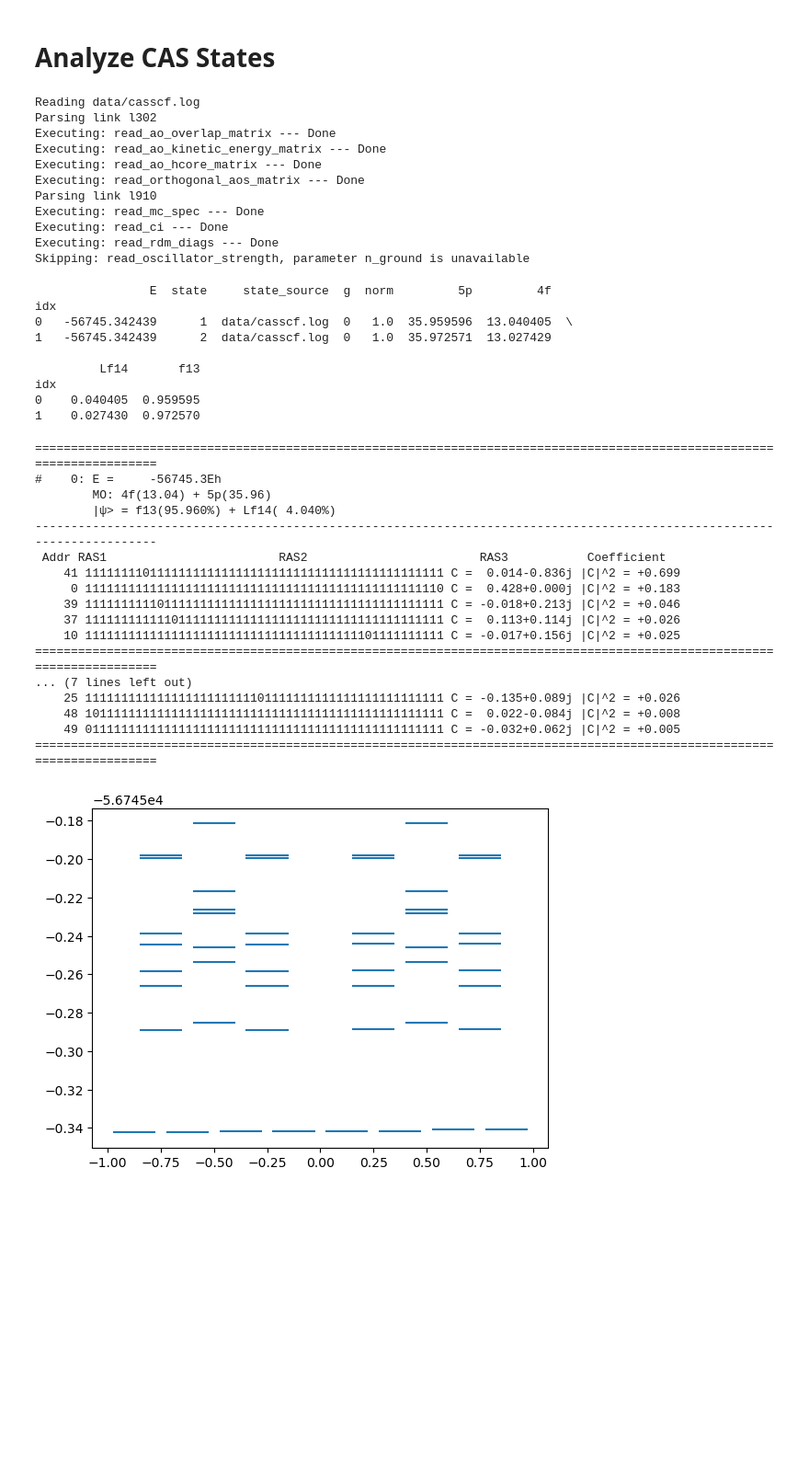
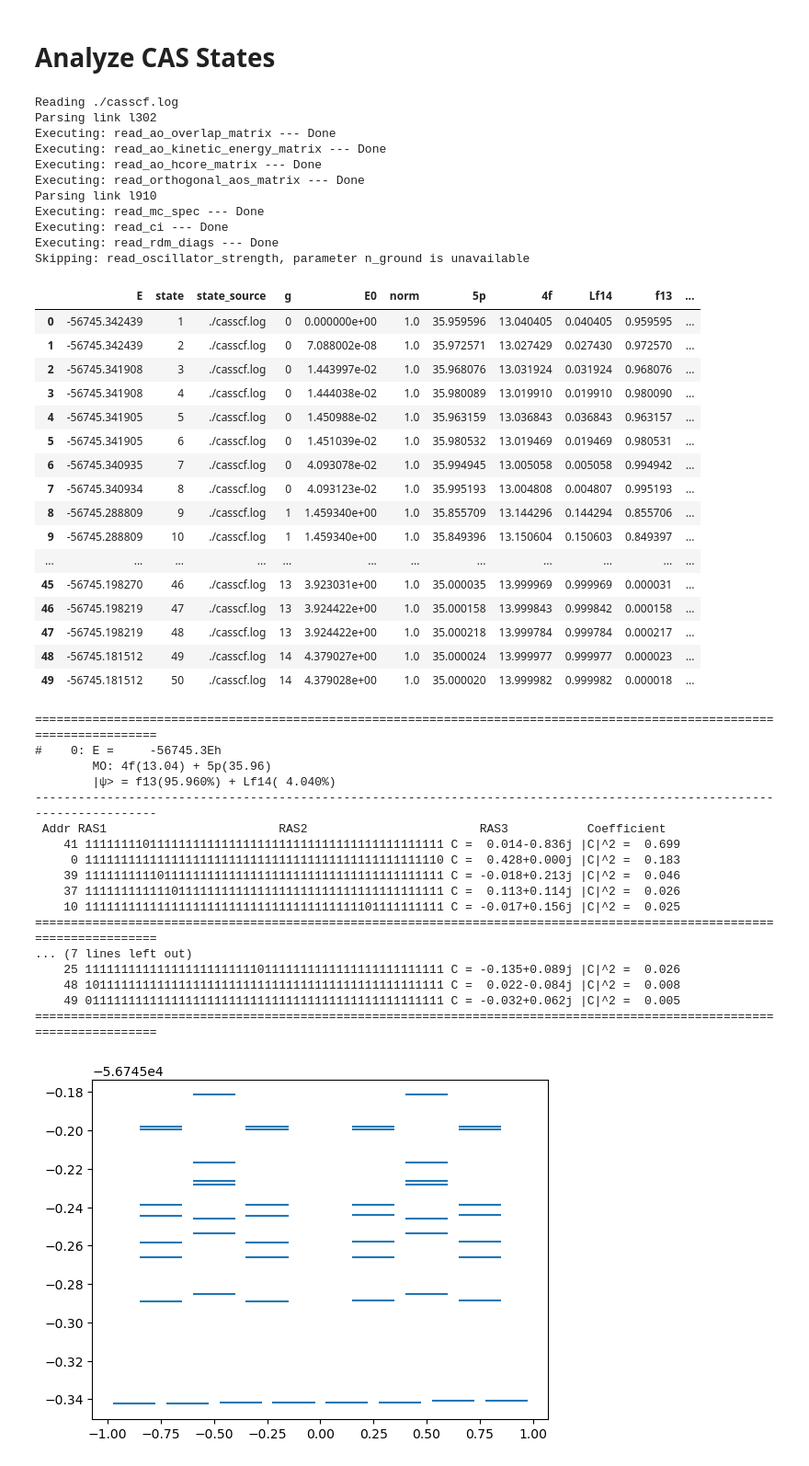
Before and after one commit to kshumilov/mctools, a Jupyter notebook: example/example.ipynb, the cells around one changed output. Shown: that part at 92% size. Cells and saved outputs as stored; diff of their text form; code cells hidden in the pictures; blank space fills up the shorter version.

```diff
--- a/example.ipynb
+++ b/example/example.ipynb
@@ -16,7 +16,7 @@ eV2Eh = 1 / Eh2eV
 
 wn2eV = 1.23981e-4
 
-data_dir = os.path.join('data')
+data_dir = os.path.join('.')
 # %% [markdown]
 # Analyze CAS States
 # %%
@@ -40,7 +40,7 @@ cas_space.set_config_classes({
 
 cas_states.analyze()
 # %% [output]
-Reading data/casscf.log
+Reading ./casscf.log
 Parsing link l302
 Executing: read_ao_overlap_matrix --- Done
 Executing: read_ao_kinetic_energy_matrix --- Done
@@ -51,19 +51,26 @@ Executing: read_mc_spec --- Done
 Executing: read_ci --- Done
 Executing: read_rdm_diags --- Done
 Skipping: read_oscillator_strength, parameter n_ground is unavailable
-# %%
-idx = cas_states.df.state.isin([1, 2])
-print(cas_states.df[idx])
-# %% [output]
-                E  state     state_source  g  norm         5p         4f
-idx
-0   -56745.342439      1  data/casscf.log  0   1.0  35.959596  13.040405  \
-1   -56745.342439      2  data/casscf.log  0   1.0  35.972571  13.027429
-
-         Lf14       f13
-idx
-0    0.040405  0.959595
-1    0.027430  0.972570
+# %%
+cas_states.df
+# %% [output]
+|  | E | state | state_source | g | E0 | norm | 5p | 4f | Lf14 | f13 | ... |
+| 0 | -56745.342439 | 1 | ./casscf.log | 0 | 0.000000e+00 | 1.0 | 35.959596 | 13.040405 | 0.040405 | 0.959595 | ... |
+| 1 | -56745.342439 | 2 | ./casscf.log | 0 | 7.088002e-08 | 1.0 | 35.972571 | 13.027429 | 0.027430 | 0.972570 | ... |
+| 2 | -56745.341908 | 3 | ./casscf.log | 0 | 1.443997e-02 | 1.0 | 35.968076 | 13.031924 | 0.031924 | 0.968076 | ... |
+| 3 | -56745.341908 | 4 | ./casscf.log | 0 | 1.444038e-02 | 1.0 | 35.980089 | 13.019910 | 0.019910 | 0.980090 | ... |
+| 4 | -56745.341905 | 5 | ./casscf.log | 0 | 1.450988e-02 | 1.0 | 35.963159 | 13.036843 | 0.036843 | 0.963157 | ... |
+| 5 | -56745.341905 | 6 | ./casscf.log | 0 | 1.451039e-02 | 1.0 | 35.980532 | 13.019469 | 0.019469 | 0.980531 | ... |
+| 6 | -56745.340935 | 7 | ./casscf.log | 0 | 4.093078e-02 | 1.0 | 35.994945 | 13.005058 | 0.005058 | 0.994942 | ... |
+| 7 | -56745.340934 | 8 | ./casscf.log | 0 | 4.093123e-02 | 1.0 | 35.995193 | 13.004808 | 0.004807 | 0.995193 | ... |
+| 8 | -56745.288809 | 9 | ./casscf.log | 1 | 1.459340e+00 | 1.0 | 35.855709 | 13.144296 | 0.144294 | 0.855706 | ... |
+| 9 | -56745.288809 | 10 | ./casscf.log | 1 | 1.459340e+00 | 1.0 | 35.849396 | 13.150604 | 0.150603 | 0.849397 | ... |
+| ... | ... | ... | ... | ... | ... | ... | ... | ... | ... | ... | ... |
+| 45 | -56745.198270 | 46 | ./casscf.log | 13 | 3.923031e+00 | 1.0 | 35.000035 | 13.999969 | 0.999969 | 0.000031 | ... |
+| 46 | -56745.198219 | 47 | ./casscf.log | 13 | 3.924422e+00 | 1.0 | 35.000158 | 13.999843 | 0.999842 | 0.000158 | ... |
+| 47 | -56745.198219 | 48 | ./casscf.log | 13 | 3.924422e+00 | 1.0 | 35.000218 | 13.999784 | 0.999784 | 0.000217 | ... |
+| 48 | -56745.181512 | 49 | ./casscf.log | 14 | 4.379027e+00 | 1.0 | 35.000024 | 13.999977 | 0.999977 | 0.000023 | ... |
+| 49 | -56745.181512 | 50 | ./casscf.log | 14 | 4.379028e+00 | 1.0 | 35.000020 | 13.999982 | 0.999982 | 0.000018 | ... |
 # %%
 cas_states.print_state(idx=[0, 1])
 # %% [output]
@@ -73,16 +80,16 @@ cas_states.print_state(idx=[0, 1])
         |ψ> = f13(95.960%) + Lf14( 4.040%)
 ------------------------------------------------------------------------------------------------------------------------
  Addr RAS1                        RAS2                        RAS3           Coefficient
-    41 11111111011111111111111111111111111111111111111111 C =  0.014-0.836j |C|^2 = +0.699
-     0 11111111111111111111111111111111111111111111111110 C =  0.428+0.000j |C|^2 = +0.183
-    39 11111111110111111111111111111111111111111111111111 C = -0.018+0.213j |C|^2 = +0.046
-    37 11111111111101111111111111111111111111111111111111 C =  0.113+0.114j |C|^2 = +0.026
-    10 11111111111111111111111111111111111111101111111111 C = -0.017+0.156j |C|^2 = +0.025
+    41 11111111011111111111111111111111111111111111111111 C =  0.014-0.836j |C|^2 =  0.699
+     0 11111111111111111111111111111111111111111111111110 C =  0.428+0.000j |C|^2 =  0.183
+    39 11111111110111111111111111111111111111111111111111 C = -0.018+0.213j |C|^2 =  0.046
+    37 11111111111101111111111111111111111111111111111111 C =  0.113+0.114j |C|^2 =  0.026
+    10 11111111111111111111111111111111111111101111111111 C = -0.017+0.156j |C|^2 =  0.025
 ========================================================================================================================
 ... (7 lines left out)
-    25 11111111111111111111111101111111111111111111111111 C = -0.135+0.089j |C|^2 = +0.026
-    48 10111111111111111111111111111111111111111111111111 C =  0.022-0.084j |C|^2 = +0.008
-    49 01111111111111111111111111111111111111111111111111 C = -0.032+0.062j |C|^2 = +0.005
+    25 11111111111111111111111101111111111111111111111111 C = -0.135+0.089j |C|^2 =  0.026
+    48 10111111111111111111111111111111111111111111111111 C =  0.022-0.084j |C|^2 =  0.008
+    49 01111111111111111111111111111111111111111111111111 C = -0.032+0.062j |C|^2 =  0.005
 ========================================================================================================================
 # %%
 from mctools.plot.states import prepare_state_centers
```
Also changed, not shown: parts of 5 cells of this notebook.
